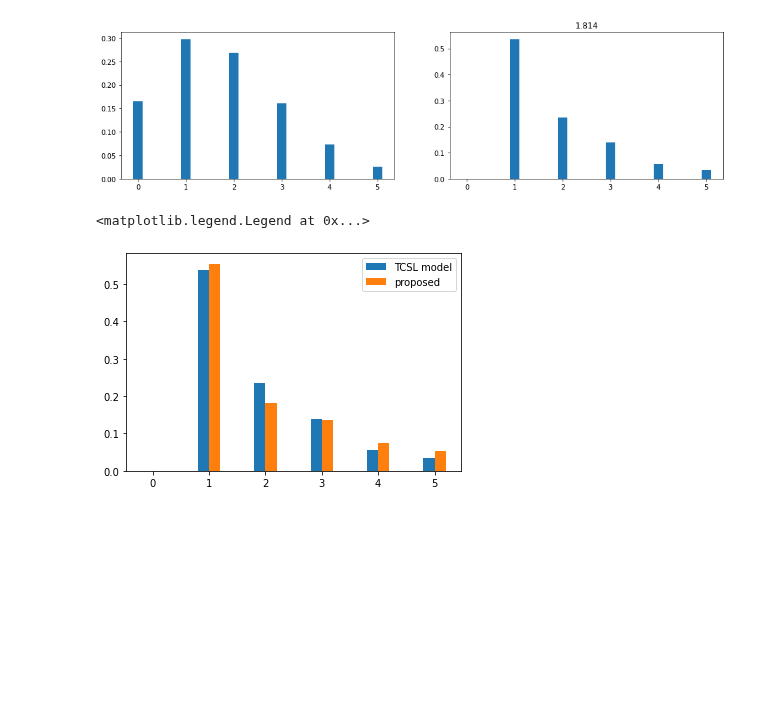
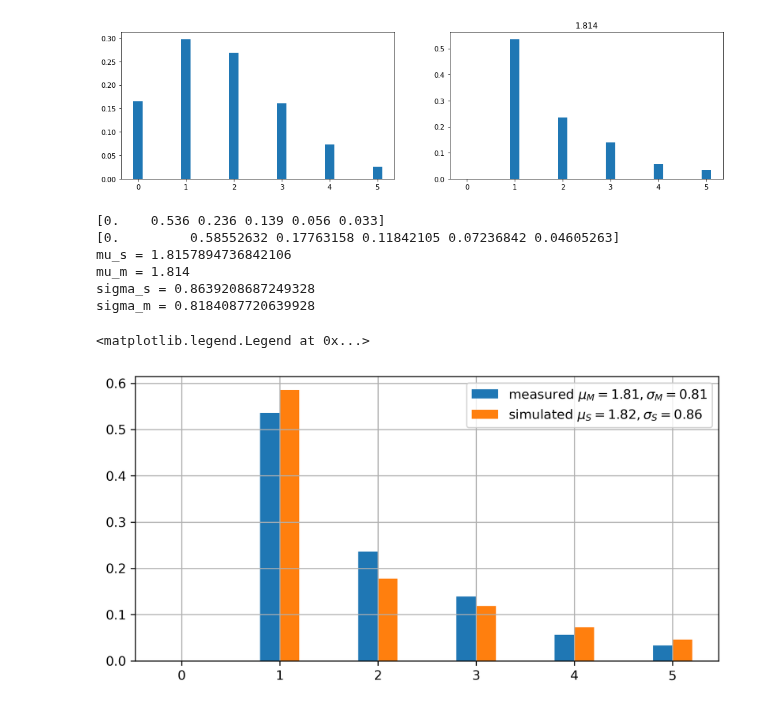
Before and after one commit to Brook1711/RIS-Angular-Domain, a Jupyter notebook: code_main/Channel_property.ipynb, the cells around one changed output. Cells and saved outputs as stored; diff of their text form; code cells hidden in the pictures; blank space fills up the shorter version.

```diff
--- a/code_main/Channel_property.ipynb
+++ b/code_main/Channel_property.ipynb
@@ -114,34 +114,61 @@ def count_lobes_return_array(p01 = 0.5, p10 = 0.5, M = 64):
                 if wdith > 5:
                     count_list[5] += 0
                 else:
                     count_list[wdith] += 1
 
             marker_rigth +=1
 
     for seed in range(10):
         count_lobes(
             seed = seed,
             p10 = p10,
             p01 = p01,
             M = 64
             )
     return np.array(count_list/count_list.sum())
 
 data_sim = count_lobes_return_array(
     p01= 0.5,
-    p10 = 0.5,
+    p10 = 0.52,
     M= 64
 )
 
 data_measured = np.array(data_measured)
+plt.figure(figsize=(8,4), dpi=300)
+plt.grid()
 plt.bar(np.array(range(6))-0.1, data_measured, width= 0.2)
 plt.bar(np.array(range(6))+0.1, data_sim, width= 0.2)
-plt.legend(['TCSL model', 'proposed'])
+print(np.array(data_measured))
+print(np.array(data_sim))
+# measured_sampl
+data_sim = np.array(data_sim)
+mu_s = np.sum(data_sim * np.array(range(len(data_sim))))
+mu_m = np.sum(data_measured * np.array(range(len(data_measured))))
+sigma_s = np.power(
+    np.sum(np.power(data_sim, 2) * np.power(np.array(range(6)) - mu_s, 2)) / np.sum(np.power(data_sim, 2)),
+    0.5)
+sigma_m = np.power(
+    np.sum(np.power(data_measured, 2) * np.power(np.array(range(6)) - mu_m, 2)) / np.sum(np.power(data_measured, 2)),
+    0.5)
+print("mu_s = "+ str(mu_s))
+print("mu_m = "+ str(mu_m))
+print("sigma_s = "+ str(sigma_s))
+print("sigma_m = "+ str(sigma_m))
+plt.legend(
+    [r'measured $\mu_M = 1.81, \sigma_M = 0.81$', r'simulated $\mu_S = 1.82, \sigma_S = 0.86$']
+    )
+
 # plt.scatter(range(M), common_support_varphi)
 # plt.plot(range(M), common_support_varphi)
 # plt.legend(['common_support_varphi'])
 
 # data_sim = np.array(count_list/count_list.sum())
 # %% [output]
-<matplotlib.legend.Legend at 0x...>
+[0.    0.536 0.236 0.139 0.056 0.033]
+[0.         0.58552632 0.17763158 0.11842105 0.07236842 0.04605263]
+mu_s = 1.8157894736842106
+mu_m = 1.814
+sigma_s = 0.8639208687249328
+sigma_m = 0.8184087720639928
+<matplotlib.legend.Legend at 0x...>
-[figure, old version]
+[figure, new version]
```
Also changed, not shown: parts of 7 cells of this notebook, 2 other files.
